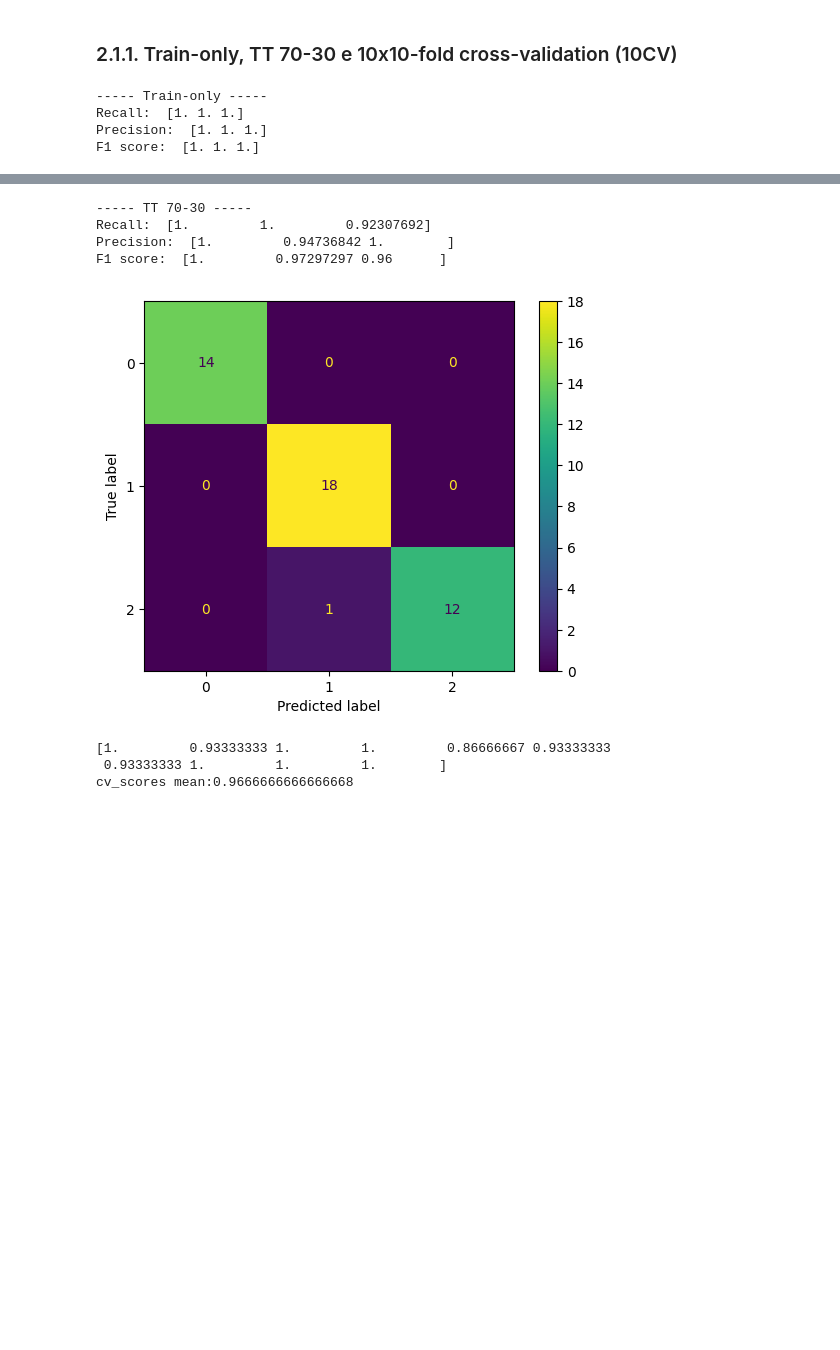
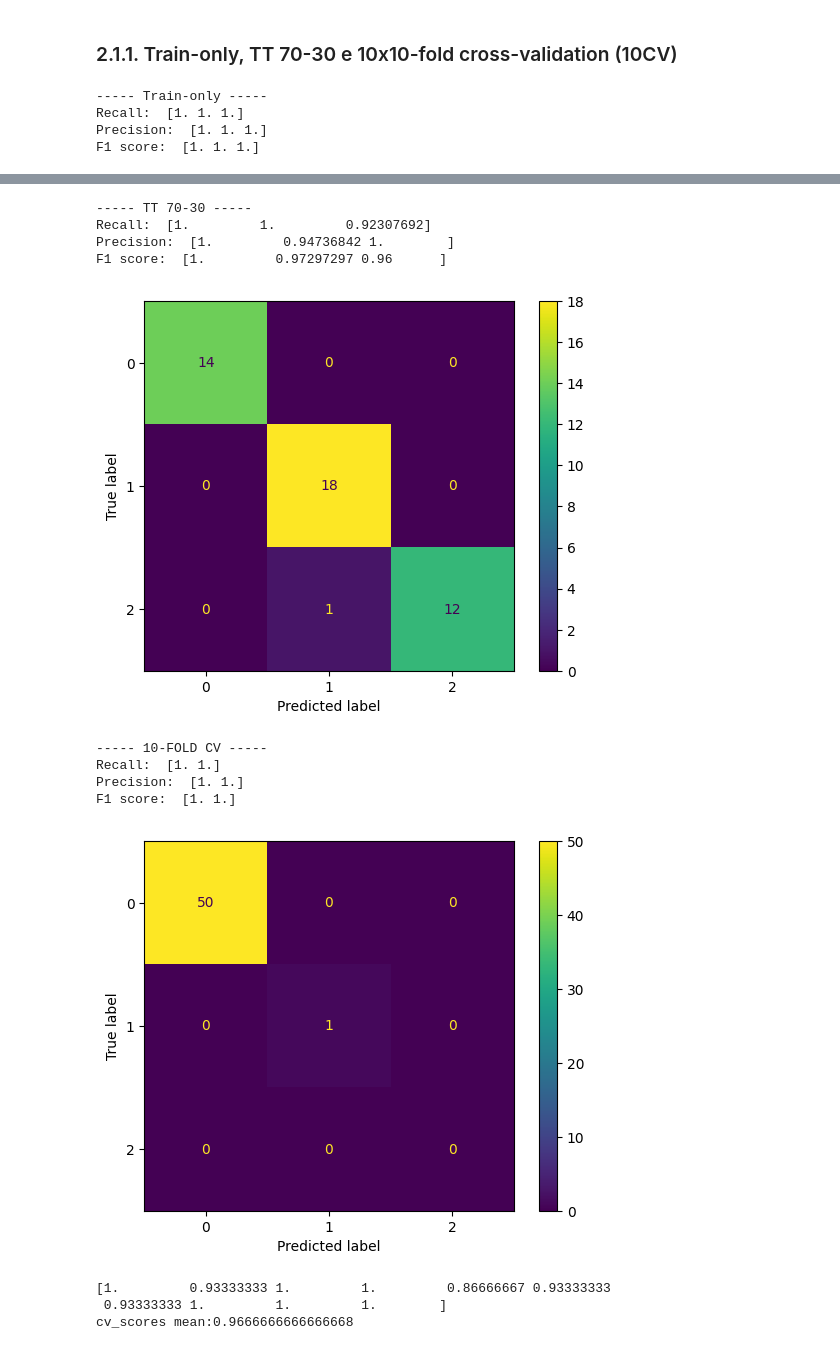
Before and after one commit to eduardofbneves/TCD-TL, a Jupyter notebook: mainActivity_partB.ipynb, the cells around one changed output, grey strips where cells are left out. Saved outputs shown, nothing was run; the diff lists cells and outputs as text; code cells hidden in the pictures; blank space fills up the shorter version.

Commit message:
k-fold returning new train and test sets

```diff
--- a/mainActivity_partB.ipynb
+++ b/mainActivity_partB.ipynb
@@ -321,33 +332,49 @@ print("----- Train-only -----")
 recall, precision, f1 = exact_methods(target_train, target_pred, None)
 cm = plot_cm(target_train, target_pred, classes)
 
 
 ## TT 70-30
 
 classes = get_classes(iris_target)
 input_train, input_test, target_train, target_test = tt(iris_input, iris_target, 30)
 
 
 knn = KNeighborsClassifier(n_neighbors=1)
 knn.fit(input_train, target_train)
 target_pred = knn.predict(input_test)
 
 print("----- TT 70-30 -----")
 recall, precision, f1 = exact_methods(target_test, target_pred, None)
 cm = plot_cm(target_test, target_pred, classes)
 
 ## 10-FOLD CV
+
+classes = get_classes(iris_target)
+input_train, input_test, target_train, target_test = k_fold_arrays(iris_input, iris_target, 10)
+
+knn = KNeighborsClassifier(n_neighbors=1)
+knn.fit(input_train, target_train)
+target_pred = knn.predict(input_test)
+
+print("----- 10-FOLD CV -----")
+recall, precision, f1 = exact_methods(target_test, target_pred, None)
+cm = plot_cm(target_test, target_pred, classes)
 # %% [output]
 ----- Train-only -----
 Recall:  [1. 1. 1.]
 Precision:  [1. 1. 1.]
 F1 score:  [1. 1. 1.]
 [figure]
 ----- TT 70-30 -----
 Recall:  [1.         1.         0.92307692]
 Precision:  [1.         0.94736842 1.        ]
 F1 score:  [1.         0.97297297 0.96      ]
 [figure]
+----- 10-FOLD CV -----
+Recall:  [1. 1.]
+Precision:  [1. 1.]
+F1 score:  [1. 1.]
+[figure, added]
 # %%
 from sklearn.metrics import accuracy_score
 
```
Also changed, not shown: parts of 3 cells of this notebook.
